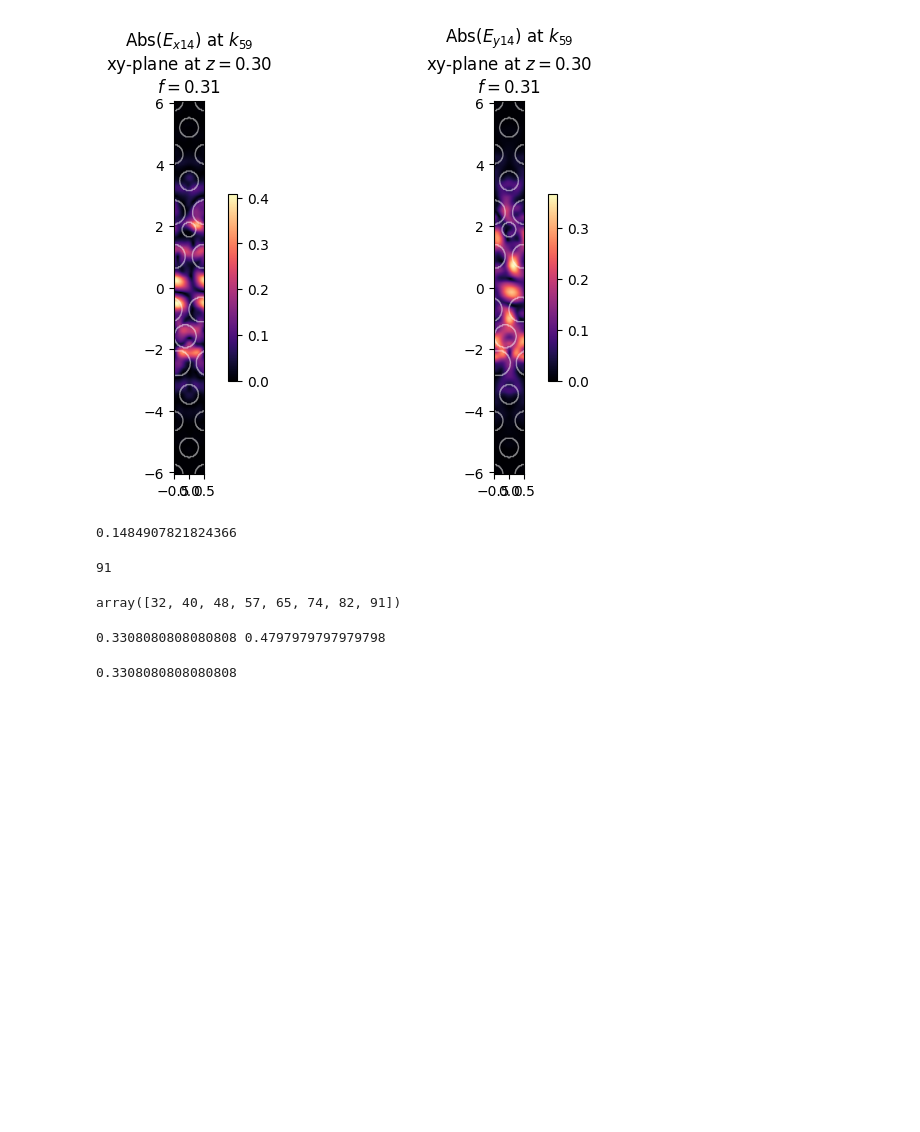
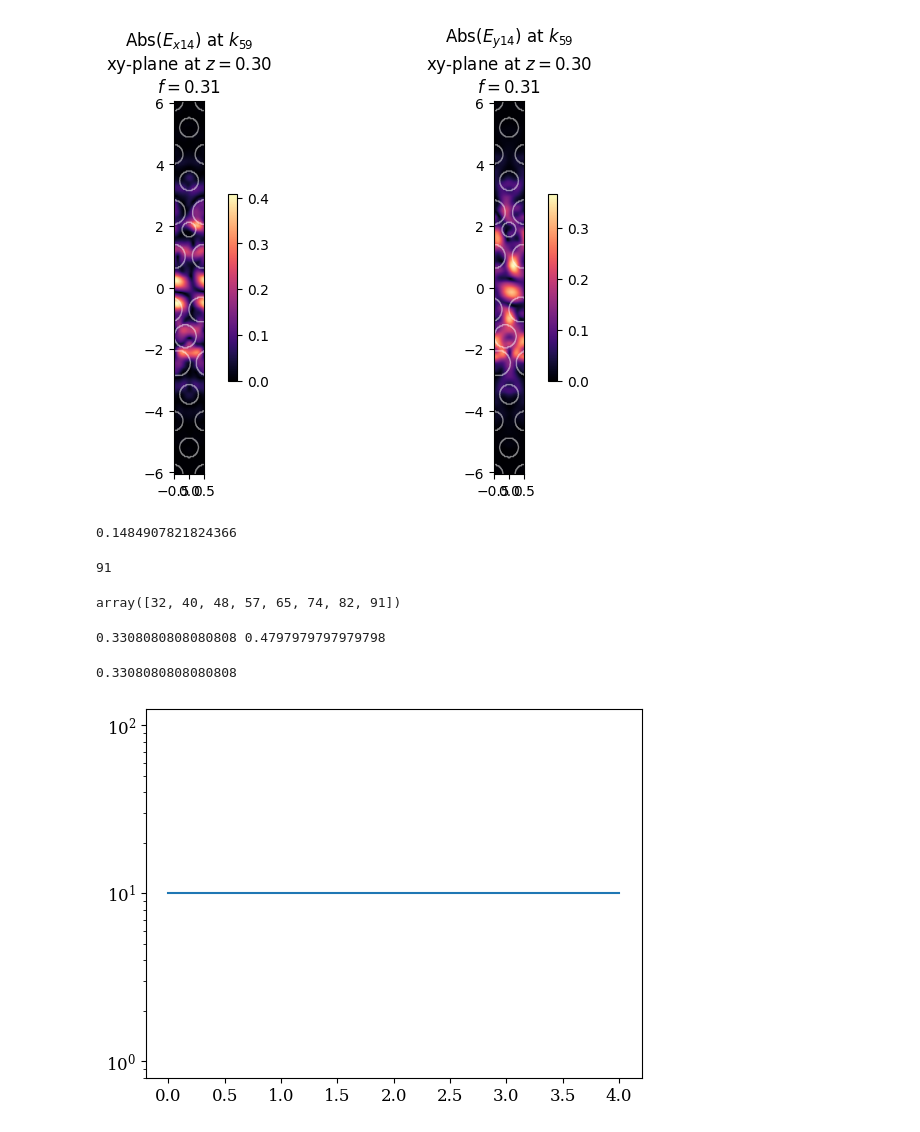
Before and after one commit to DominicJThompson/optGME, a Jupyter notebook: paper2/playground.ipynb, the cells around one changed output. Saved outputs shown, nothing was run; the diff lists cells and outputs as text; code cells hidden in the pictures; blank space fills up the shorter version.

```diff
--- a/paper2/playground.ipynb
+++ b/paper2/playground.ipynb
@@ -298,3 +305,8 @@ print(k[32],k[91])
 k[32]
 # %% [output]
 0.3308080808080808
+# %%
+plt.plot(ngs[0])
+plt.yscale('log')
+# %% [output]
+[figure, added]
```
Also changed, not shown: parts of 12 cells of this notebook, 3 other files.
